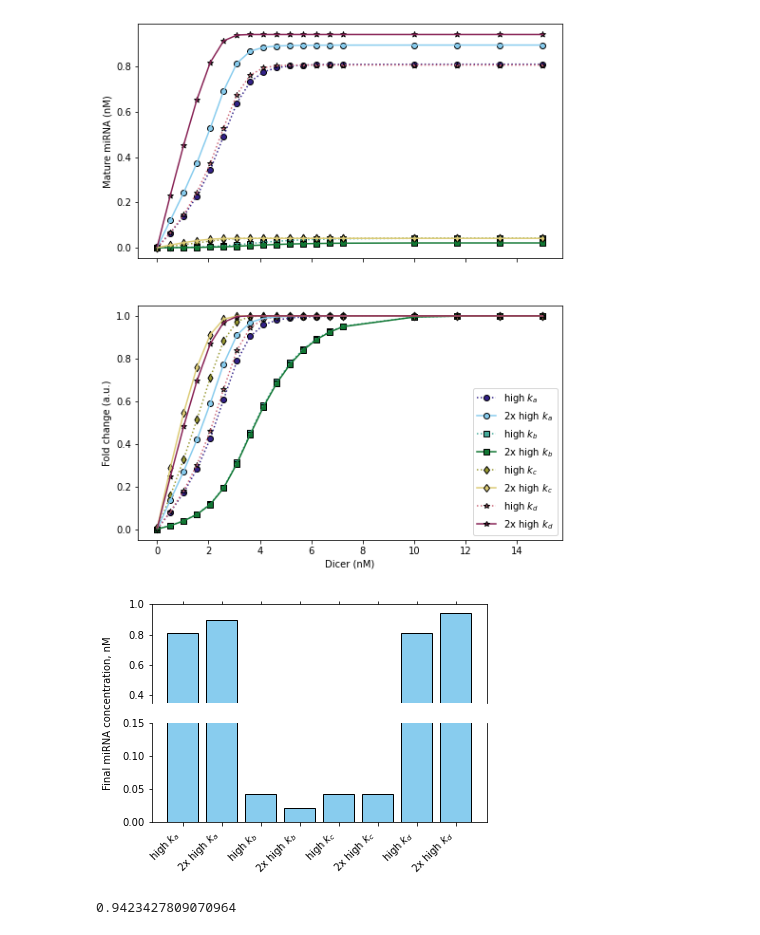
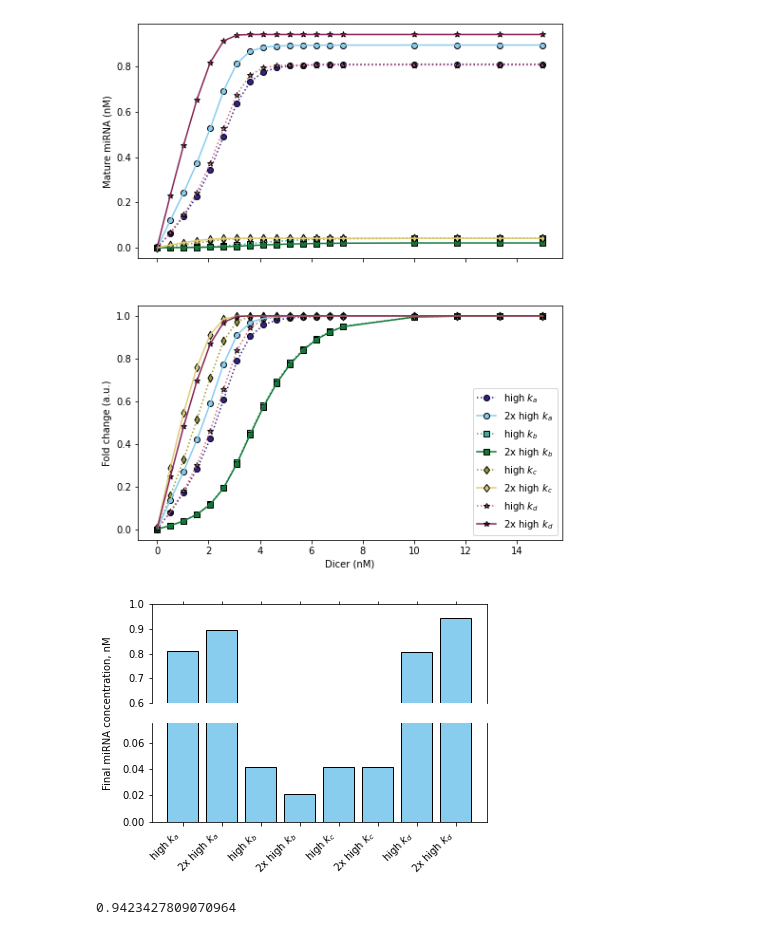
Before and after one commit to SofiaRaak/Dicer-miRNA-dynamics-model, a Jupyter notebook: 8-species_competition.ipynb, the cells around one changed output. Drawn from its saved outputs; the diff is of its cells as text; code cells hidden in the pictures.

```diff
--- a/8-species_competition.ipynb
+++ b/8-species_competition.ipynb
@@ -212,36 +212,36 @@ for spine in ax.spines:
     ax.spines[spine].set_color('none')
 ax.tick_params(labelcolor='None', top=False, bottom=False, left=False, right=False)
 ax.set(facecolor='None')
 
 labels = []
 
 for i in range(4):
     ax1.bar([x[int(i*2)], x[int(i*2)+1]],
             height = [ends[str(i)][-1], ends[str(i+4)][-1]],
             color = params.colors[0][1],
             edgecolor = 'black')
     ax2.bar([x[int(i*2)], x[int(i*2)+1]],
             height = [ends[str(i)][-1], ends[str(i+4)][-1]],
             color = params.colors[0][1],
             edgecolor = 'black')
     labels.append(mirnas[i])
     labels.append(mirnas[i+4])
 
 ax1.set_xticks(x, labels)
 ax1.spines['bottom'].set_visible(False)
 ax2.spines['top'].set_visible(False)
 ax1.xaxis.tick_top()
 ax1.tick_params(labeltop=False)  # don't put tick labels at the top
 ax2.xaxis.tick_bottom()
 
-ax2.set_ylim(0,0.15)
-ax1.set_ylim(0.35,1.)
+ax2.set_ylim(0,0.075)
+ax1.set_ylim(0.6,1.)
 
 plt.savefig(destdir_figs + 'max_expression.svg', dpi = 600, bbox_inches = 'tight')
 
 plt.show()
 # %% [output]
-[figure, old version]
+[figure, new version]
 # %%
 ends['7'][-1]
 # %% [output]
```
Also changed, not shown: 1 other file.
